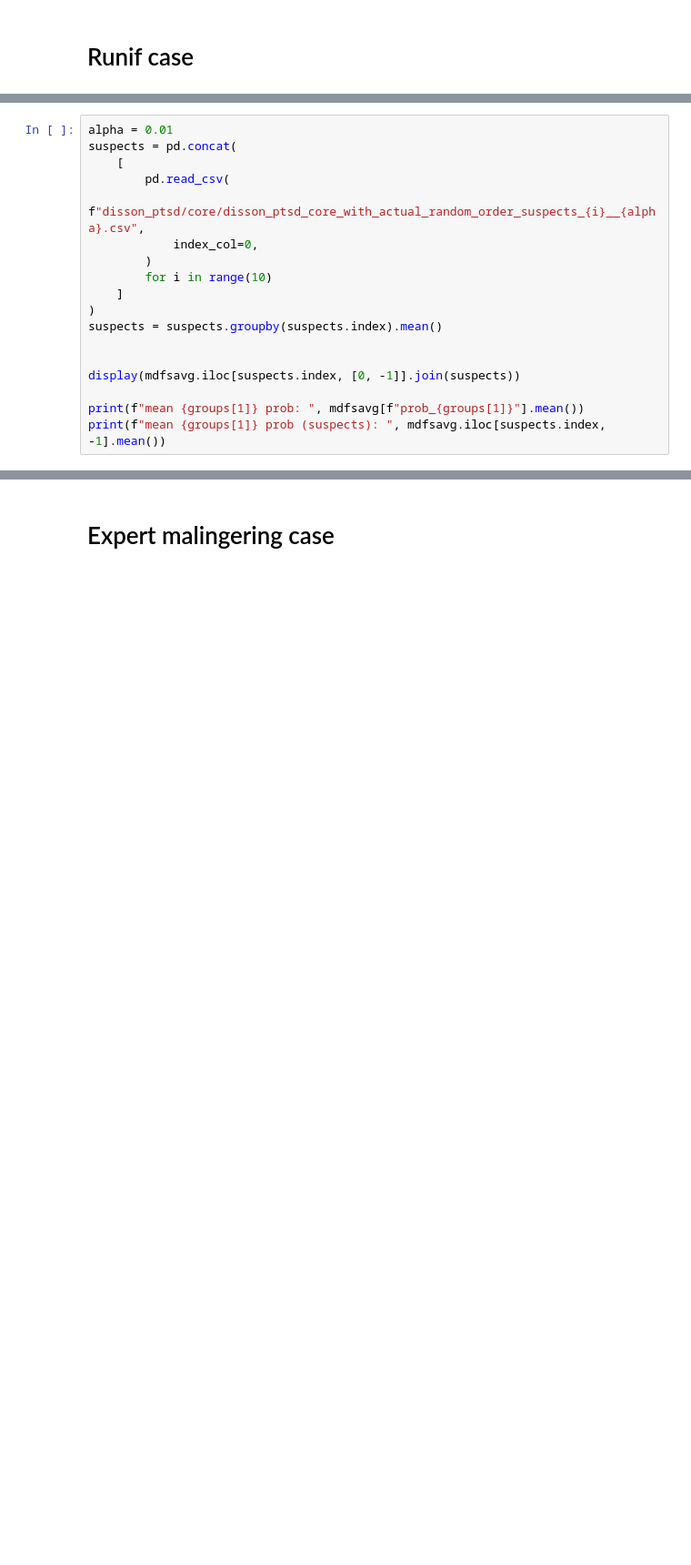
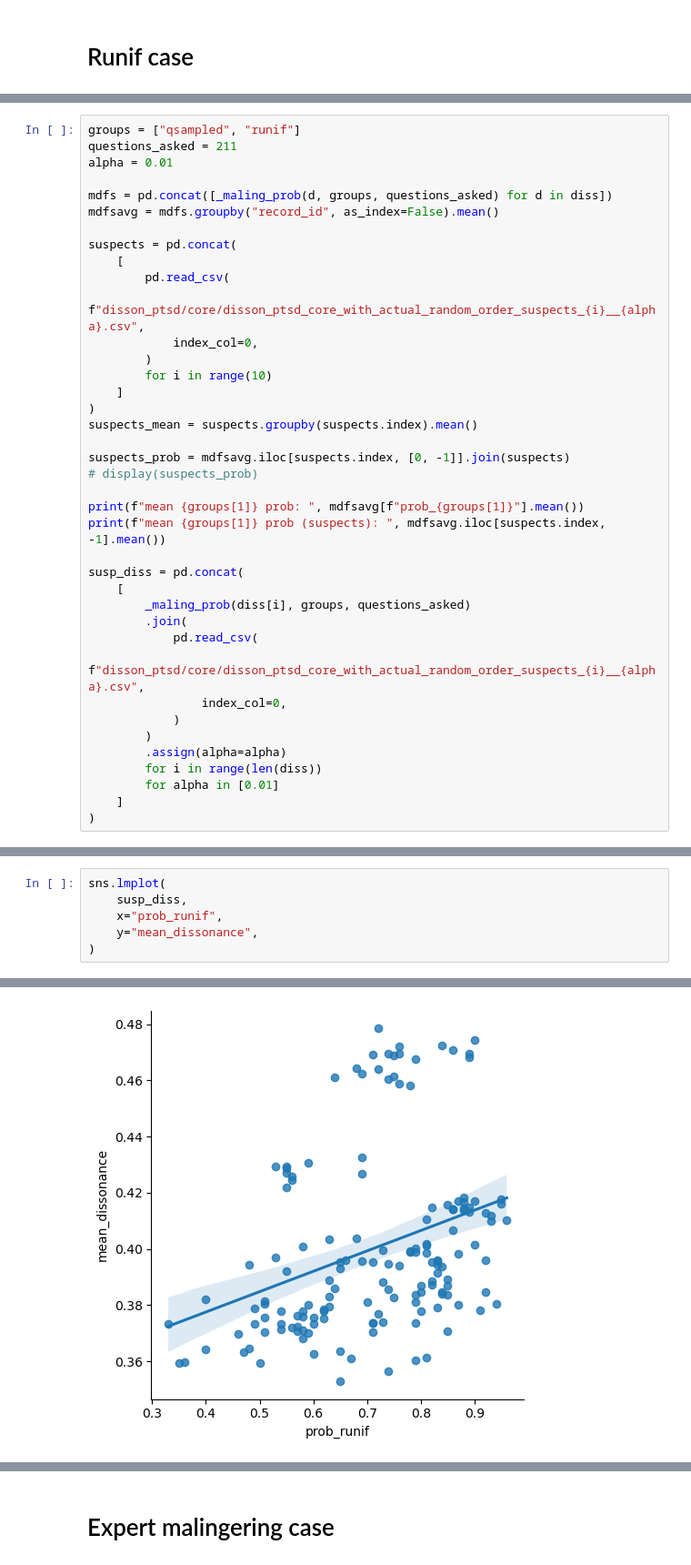
Before and after one commit to zeroknowledgediscovery/truthnet, a Jupyter notebook: notebooks/suspect-comparison.ipynb, the cells around one changed output, grey strips where cells are left out. Shown at 91% size. Cells and saved outputs as stored; diff of their text form; blank space fills up the shorter version.

Commit message:
suspect comparison

```diff
--- a/notebooks/suspect-comparison.ipynb
+++ b/notebooks/suspect-comparison.ipynb
@@ -152,5 +146,11 @@ mdfsavg = mdfs.groupby("record_id", as_index=False).mean()
 # %%
+groups = ["qsampled", "runif"]
+questions_asked = 211
 alpha = 0.01
+
+mdfs = pd.concat([_maling_prob(d, groups, questions_asked) for d in diss])
+mdfsavg = mdfs.groupby("record_id", as_index=False).mean()
+
 suspects = pd.concat(
     [
         pd.read_csv(
@@ -160,11 +160,26 @@ suspects = pd.concat(
         for i in range(10)
     ]
 )
-suspects = suspects.groupby(suspects.index).mean()
+suspects_mean = suspects.groupby(suspects.index).mean()
 
-
-display(mdfsavg.iloc[suspects.index, [0, -1]].join(suspects))
+suspects_prob = mdfsavg.iloc[suspects.index, [0, -1]].join(suspects)
+# display(suspects_prob)
 
 print(f"mean {groups[1]} prob: ", mdfsavg[f"prob_{groups[1]}"].mean())
 print(f"mean {groups[1]} prob (suspects): ", mdfsavg.iloc[suspects.index, -1].mean())
+
+susp_diss = pd.concat(
+    [
+        _maling_prob(diss[i], groups, questions_asked)
+        .join(
+            pd.read_csv(
+                f"disson_ptsd/core/disson_ptsd_core_with_actual_random_order_suspects_{i}__{alpha}.csv",
+                index_col=0,
+            )
+        )
+        .assign(alpha=alpha)
+        for i in range(len(diss))
+        for alpha in [0.01]
+    ]
+)
 # %% [output]
@@ -190,0 +188,7 @@ mean runif prob (suspects):  0.7023529411764705
+# %%
+sns.lmplot(
+    susp_diss,
+    x="prob_runif",
+    y="mean_dissonance",
+)
+# %% [output]
@@ -190,0 +196 @@ mean runif prob (suspects):  0.7023529411764705
+[figure, added]
```
Also changed, not shown: parts of 10 cells of this notebook.
